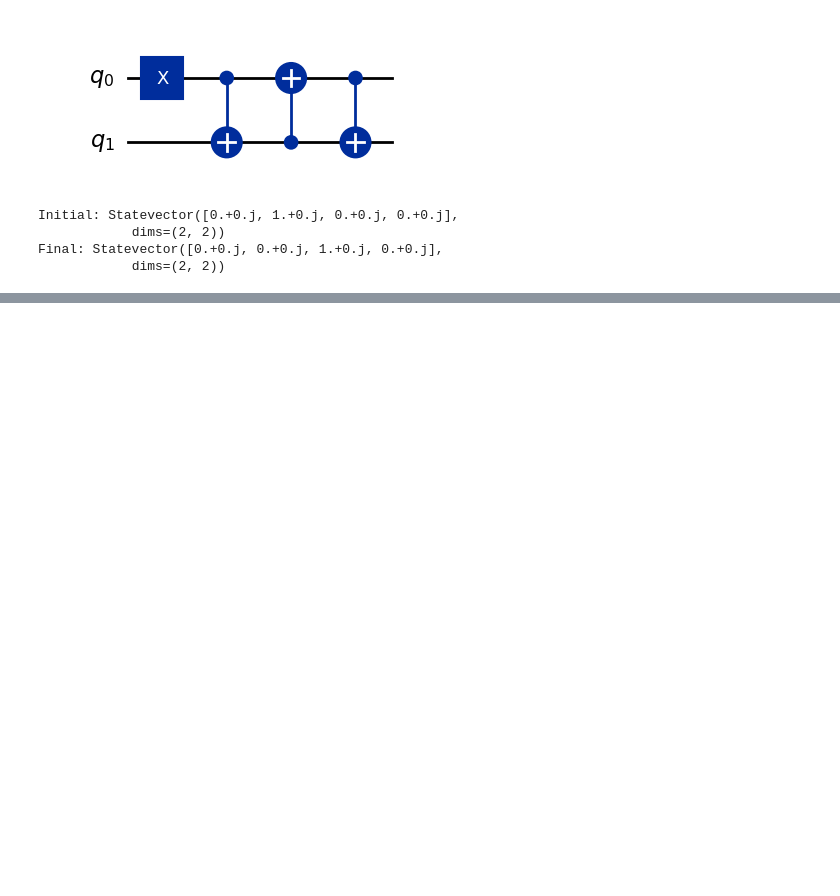
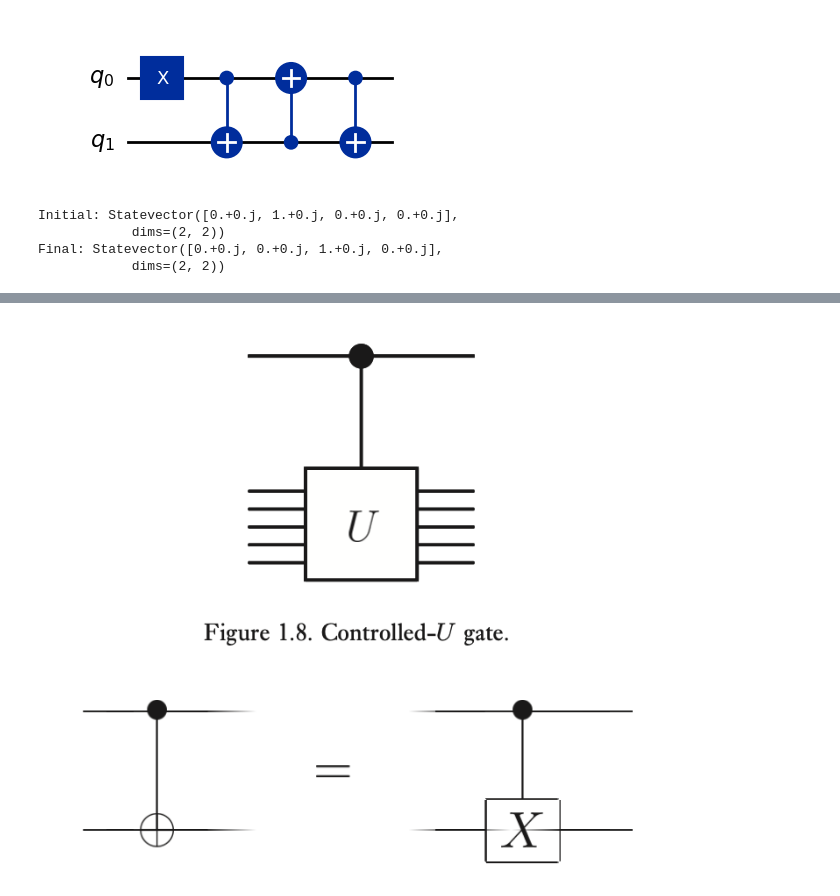
Before and after one commit to preimitz/QuantumComp-QuantumInfo, a Jupyter notebook: chapters/01_Intro_and_Overview/01_Introduction_and_Overview.ipynb, the cells around one changed output, grey strips where cells are left out. Drawn from its saved outputs; the diff is of its cells as text; code cells hidden in the pictures; blank space fills up the shorter version.

```diff
--- a/chapters/01_Intro_and_Overview/01_Introduction_and_Overview.ipynb
+++ b/chapters/01_Intro_and_Overview/01_Introduction_and_Overview.ipynb
@@ -297,0 +308,5 @@ Final: Statevector([0.+0.j, 0.+0.j, 1.+0.j, 0.+0.j],
+# %%
+# Display the controlled-U conventions
+Image(filename='images/01_controlledU.png')
+# %% [output]
+[figure, added]
```
Also changed, not shown: parts of 9 cells of this notebook.
